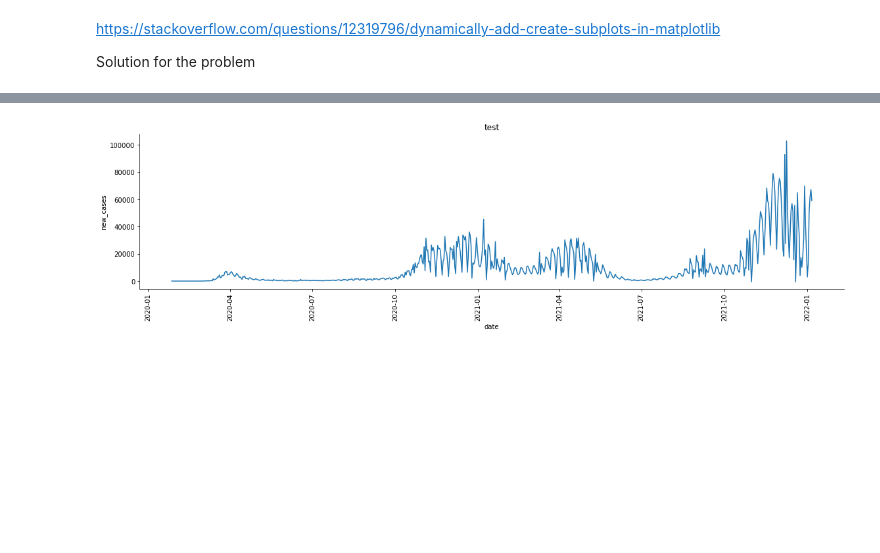
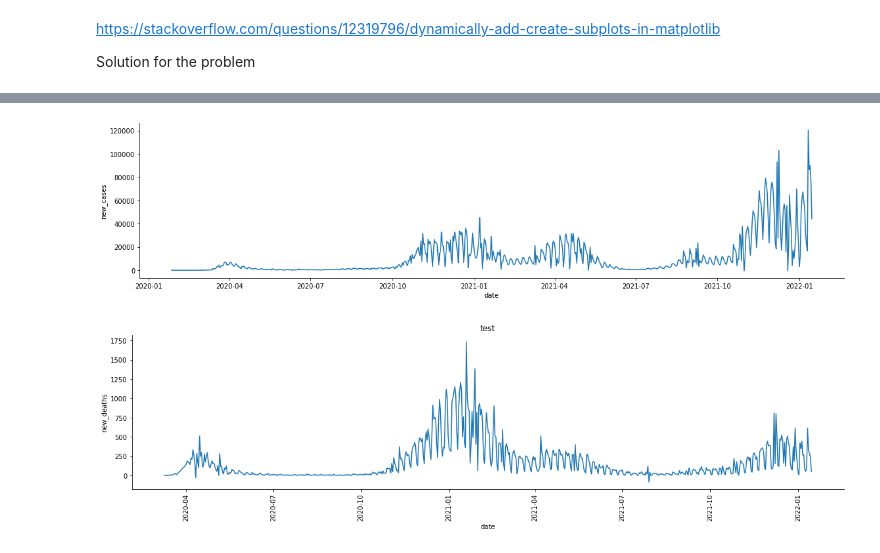
Before and after one commit to SebastianW89/COVID_19_GERMANY, a Jupyter notebook: COVID_WORLD_II.ipynb, the cells around one changed output, grey strips where cells are left out. Saved outputs shown, nothing was run; the diff lists cells and outputs as text; code cells hidden in the pictures; blank space fills up the shorter version.

```diff
--- a/COVID_WORLD_II.ipynb
+++ b/COVID_WORLD_II.ipynb
@@ -217,0 +253,21 @@ Solution for the problem
+# %%
+
+years=list(set(df_germany.index.year))
+df_germany['year']=df_germany.index.year
+
+for yr in years:
+
+    sns.displot(
+            data=df_germany[df_germany.year==yr],
+            x=df_germany.new_deaths[df_germany.year==yr],
+            kde=True,
+            kind='hist'
+
+
+    )
+    plt.title(yr,size=15)
+
+
+    #ax[counter].set_ylim([0,df_germany[value].max()*1.2])
+yr
+print(years)
@@ -218,18 +301,32 @@ Solution for the problem
 # %%
 sns.relplot(
     data=df_germany,
     kind='line',
     x=df_germany.index,
     y=df_germany.new_cases,
     height=4.0,
     aspect=4.0
 
 
 
 )
 
+sns.relplot(
+    data=df_germany,
+    kind='line',
+    x=df_germany.index,
+    y=df_germany.new_deaths,
+    height=4.0,
+    aspect=4.0
+
+
+
+)
+
+
 plt.title('test')
 plt.xticks(rotation=90)
 plt.show()
 # %% [output]
-[figure, old version]
+[figure, new version]
+[figure, added]
```
Also changed, not shown: parts of 21 cells of this notebook.
